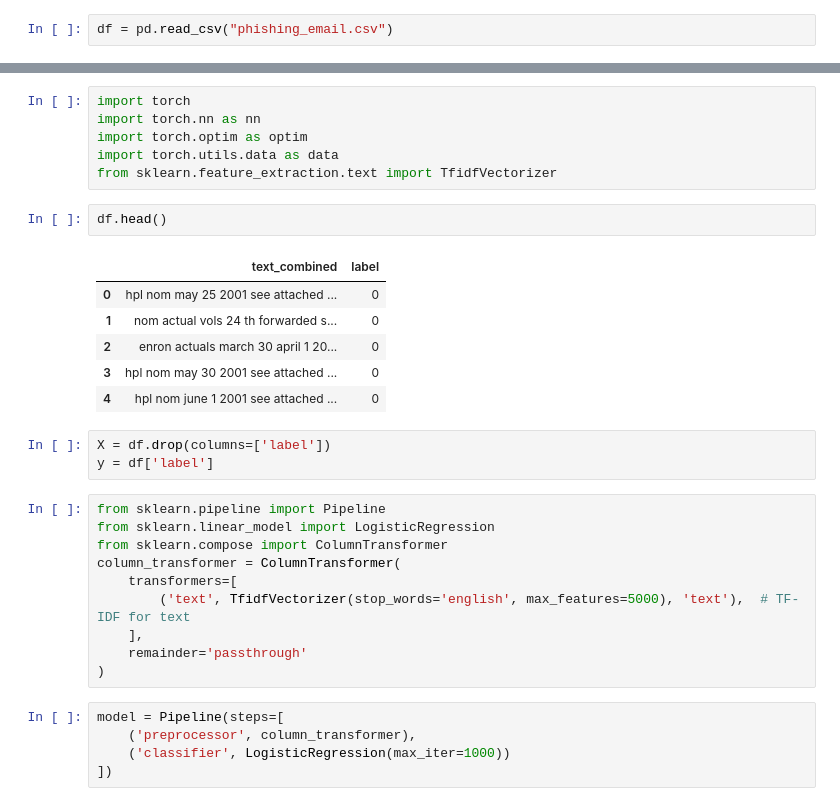
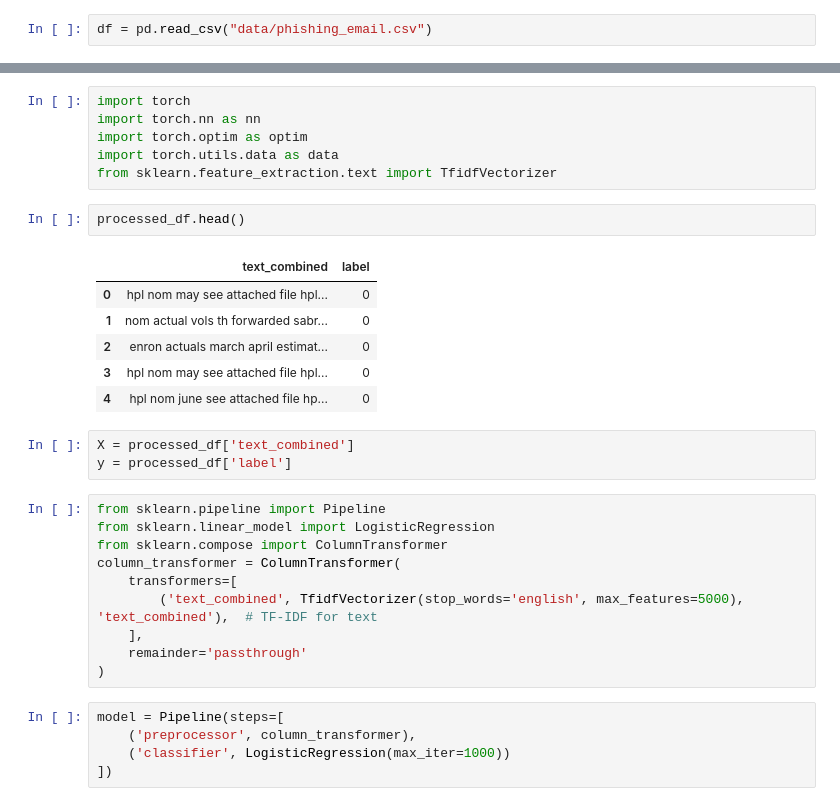
Before and after one commit to MillesMuiv/PhishingML, a Jupyter notebook: PhishinTorch.ipynb, the cells around one changed output, grey strips where cells are left out. Saved outputs shown, nothing was run; the diff lists cells and outputs as text.

```diff
--- a/PhishinTorch.ipynb
+++ b/PhishinTorch.ipynb
@@ -11,7 +10,7 @@ from string import punctuation
 import matplotlib.pyplot as plt
 import torch
 # %%
-df = pd.read_csv("phishing_email.csv")
+df = pd.read_csv("data/phishing_email.csv")
 # %%
 df.head()
 # %% [output]
@@ -77,24 +78,24 @@ import torch.optim as optim
 import torch.utils.data as data
 from sklearn.feature_extraction.text import TfidfVectorizer
 # %%
-df.head()
+processed_df.head()
 # %% [output]
 |  | text_combined | label |
-| 0 | hpl nom may 25 2001 see attached ... | 0 |
-| 1 | nom actual vols 24 th forwarded s... | 0 |
-| 2 | enron actuals march 30 april 1 20... | 0 |
-| 3 | hpl nom may 30 2001 see attached ... | 0 |
-| 4 | hpl nom june 1 2001 see attached ... | 0 |
+| 0 | hpl nom may see attached file hpl... | 0 |
+| 1 | nom actual vols th forwarded sabr... | 0 |
+| 2 | enron actuals march april estimat... | 0 |
+| 3 | hpl nom may see attached file hpl... | 0 |
+| 4 | hpl nom june see attached file hp... | 0 |
-# %%
-X = df.drop(columns=['label'])
-y = df['label']
+# %%
+X = processed_df['text_combined']
+y = processed_df['label']
 # %%
 from sklearn.pipeline import Pipeline
 from sklearn.linear_model import LogisticRegression
 from sklearn.compose import ColumnTransformer
 column_transformer = ColumnTransformer(
     transformers=[
-        ('text', TfidfVectorizer(stop_words='english', max_features=5000), 'text'),  # TF-IDF for text
+        ('text_combined', TfidfVectorizer(stop_words='english', max_features=5000), 'text_combined'),  # TF-IDF for text
     ],
     remainder='passthrough'
 )
```
Also changed, not shown: parts of 23 cells of this notebook.
